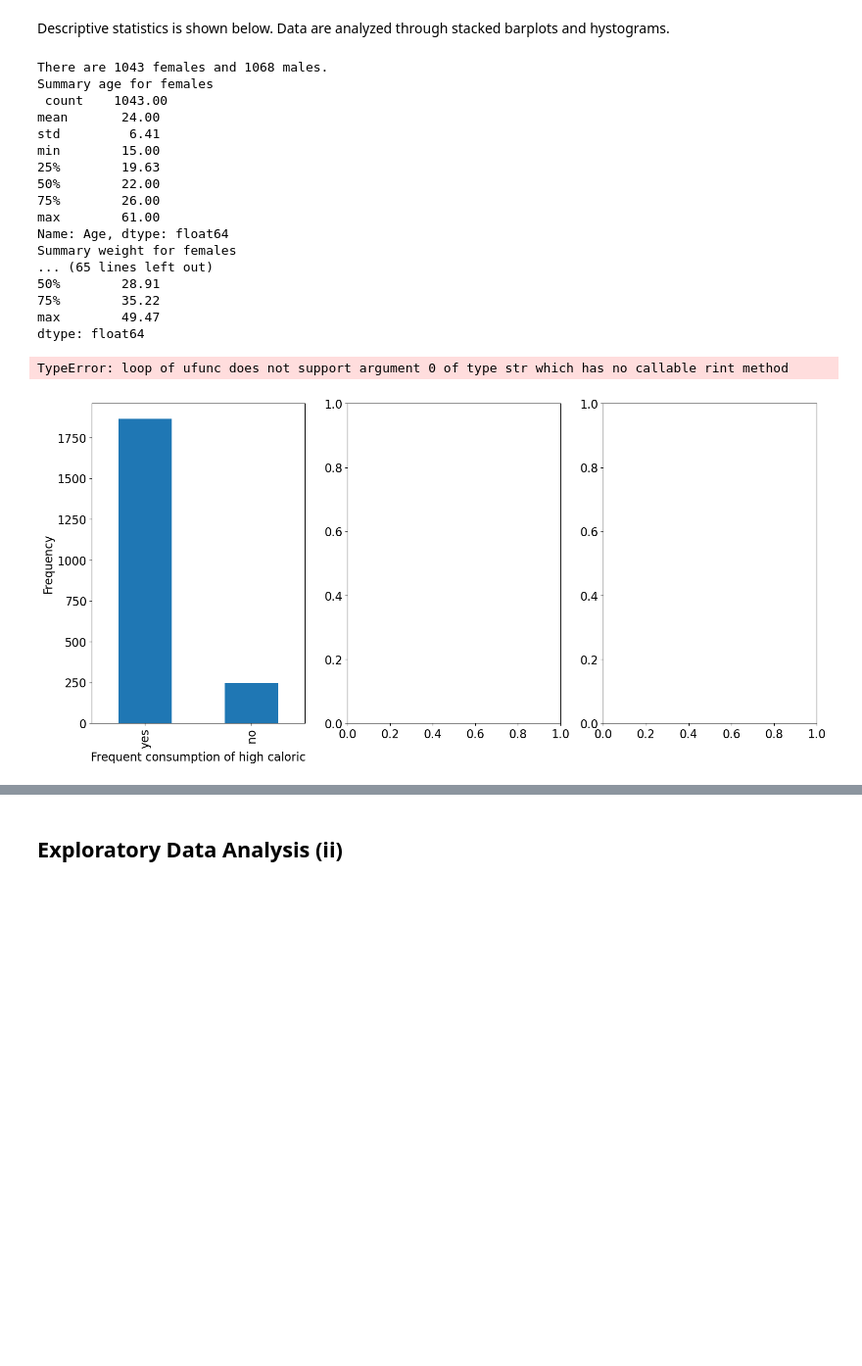
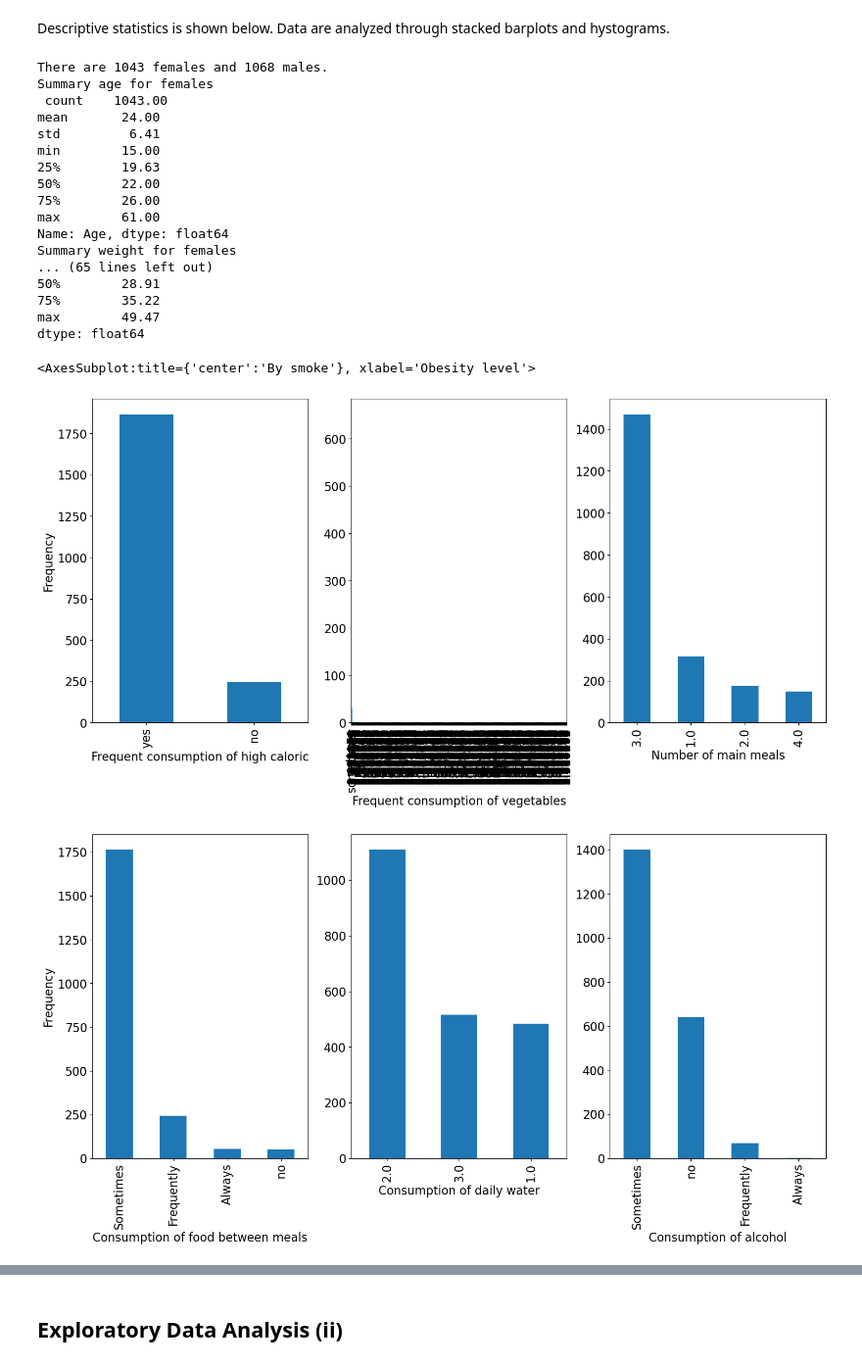
Before and after one commit to wacuna1/MS-AAI-v1, a Jupyter notebook: Project_Probability_Statistics.ipynb, the cells around one changed output, grey strips where cells are left out. Shown at 98% size. Saved outputs shown, nothing was run; the diff lists cells and outputs as text; code cells hidden in the pictures; blank space fills up the shorter version.

```diff
--- a/Project_Probability_Statistics.ipynb
+++ b/Project_Probability_Statistics.ipynb
@@ -143,8 +142,8 @@ print('Summary BMI for males \n', round(summary_BMIm, 2))
 fig, (ax1, ax2, ax3) = plt.subplots(1, 3, figsize = (18,8))
 plt.rcParams['font.size'] = '16'
 FAVC.value_counts().plot(ax = ax1, kind = 'bar', xlabel = 'Frequent consumption of high caloric', ylabel = 'Frequency')
-round(FCVC).value_counts().plot(ax = ax2, kind = 'bar', xlabel = 'Frequent consumption of vegetables')
-round(NCP).value_counts().plot(ax = ax3, kind = 'bar', xlabel = 'Number of main meals')
+FCVC.value_counts().plot(ax = ax2, kind = 'bar', xlabel = 'Frequent consumption of vegetables')
+NCP.value_counts().plot(ax = ax3, kind = 'bar', xlabel = 'Number of main meals')
 # fig.suptitle('Distributions of Eating Habits Attributes - First Part', fontsize = 14)
 # plt.savefig('Fig1.jpeg', bbox_inches='tight')
 # plt.show()
@@ -152,7 +151,7 @@ round(NCP).value_counts().plot(ax = ax3, kind = 'bar', xlabel = 'Number of main
 fig, (ax1, ax2, ax3) = plt.subplots(1, 3, figsize = (18,8))
 plt.rcParams['font.size'] = '16'
 CAEC.value_counts().plot(ax = ax1, kind = 'bar', xlabel = 'Consumption of food between meals', ylabel = 'Frequency')
-round(CH2O).value_counts().plot(ax = ax2, kind = 'bar', xlabel = 'Consumption of daily water')
+CH2O.value_counts().plot(ax = ax2, kind = 'bar', xlabel = 'Consumption of daily water')
 CALC.value_counts().plot(ax = ax3, kind = 'bar', xlabel = 'Consumption of alcohol')
 # fig.suptitle('Distributions of Eating Habits Attributes - Second Part', fontsize = 14)
 # plt.savefig('Fig1bis.jpeg', bbox_inches='tight')
@@ -161,38 +160,39 @@ CALC.value_counts().plot(ax = ax3, kind = 'bar', xlabel = 'Consumption of alcoho
 fig, (ax1, ax2, ax3, ax4) = plt.subplots(1, 4, figsize = (20,8))
 plt.rcParams['font.size'] = '16'
 SCC.value_counts().plot(ax = ax1, kind = 'bar', xlabel = 'Calories consumption monitoring', ylabel = 'Frequency')
-round(FAF).value_counts().plot(ax = ax2, kind = 'bar', xlabel = 'Physical activity frequency')
-round(TUE).value_counts().plot(ax = ax3, kind = 'bar', xlabel = 'Time using technology')
+FAF.value_counts().plot(ax = ax2, kind = 'bar', xlabel = 'Physical activity frequency')
+TUE.value_counts().plot(ax = ax3, kind = 'bar', xlabel = 'Time using technology')
 MTRANS.value_counts().plot(ax = ax4, kind = 'bar', xlabel = 'Transportation used')
 plt.subplots_adjust(wspace = 0.6, hspace = 0.6)
 # fig.suptitle('Distributions of Physical Condition Attributes', fontsize = 14)
 # plt.savefig('Fig2.jpeg', bbox_inches='tight')
 # plt.show()
 
 fig, (ax1, ax2, ax3) = plt.subplots(1, 3, figsize = (18,8))
 dataset.groupby(['NObeyesdad', 'Gender']).size().unstack().plot(ax = ax1, kind = 'bar', stacked = True, xlabel = 'Obesity level', ylabel = 'Frequency', title = 'By gender')
 dataset.groupby(['NObeyesdad', 'family_history_with_overweight']).size().unstack().plot(ax = ax2, kind = 'bar', stacked = True, xlabel = 'Obesity level', title = 'By family history with overweight')
 dataset.groupby(['NObeyesdad', 'SMOKE']).size().unstack().plot(ax = ax3, kind = 'bar', stacked = True, xlabel = 'Obesity level', title = 'By smoke')
 # fig.suptitle('Relationships between obesity level and gender, family history and smoke ', fontsize = 14)
 # plt.savefig('Fig3.jpeg', bbox_inches='tight')
 # plt.show()
 # %% [output]
 There are 1043 females and 1068 males.
 Summary age for females
  count    1043.00
 mean       24.00
 std         6.41
 min        15.00
 25%        19.63
 50%        22.00
 75%        26.00
 max        61.00
 Name: Age, dtype: float64
 Summary weight for females
 ... (65 lines left out)
 50%        28.91
 75%        35.22
 max        49.47
 dtype: float64
-TypeError: loop of ufunc does not support argument 0 of type str which has no callable rint method
+<AxesSubplot:title={'center':'By smoke'}, xlabel='Obesity level'>
-[figure, old version]
+[figure, new version]
+[figure, added]
```
Also changed, not shown: parts of 3 cells of this notebook, 1 other file.
